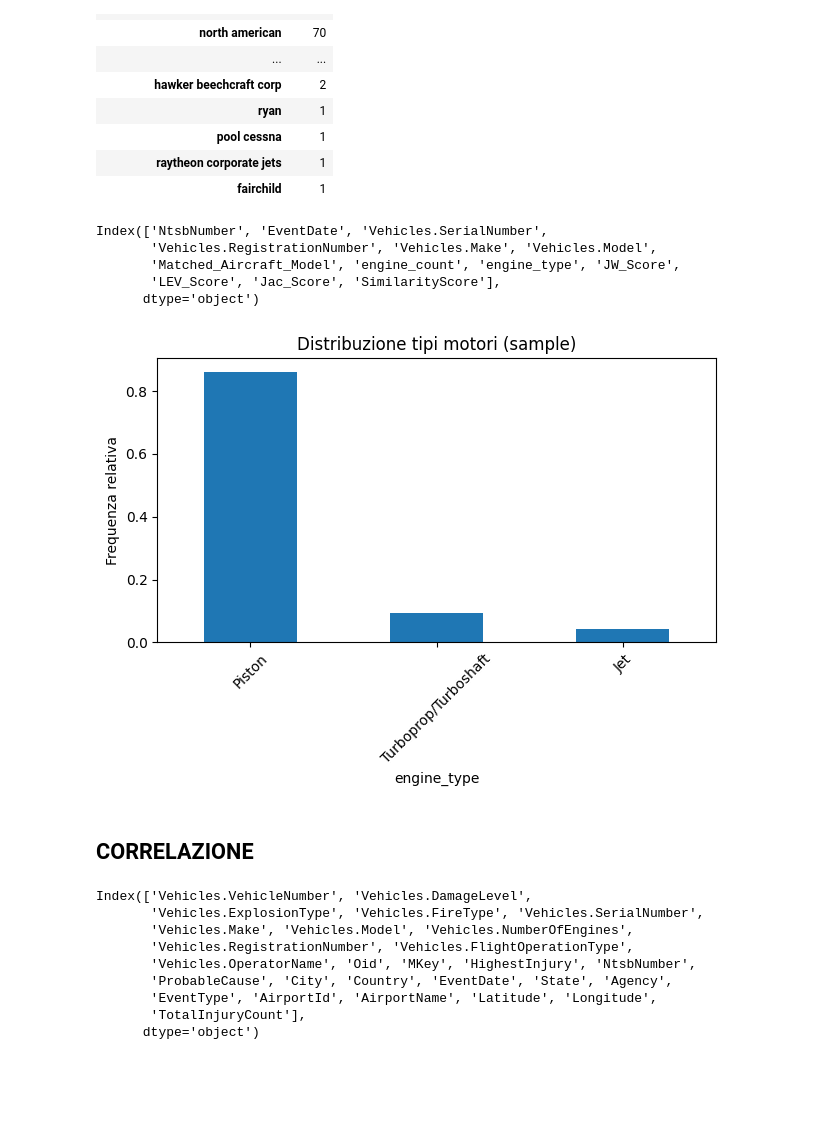
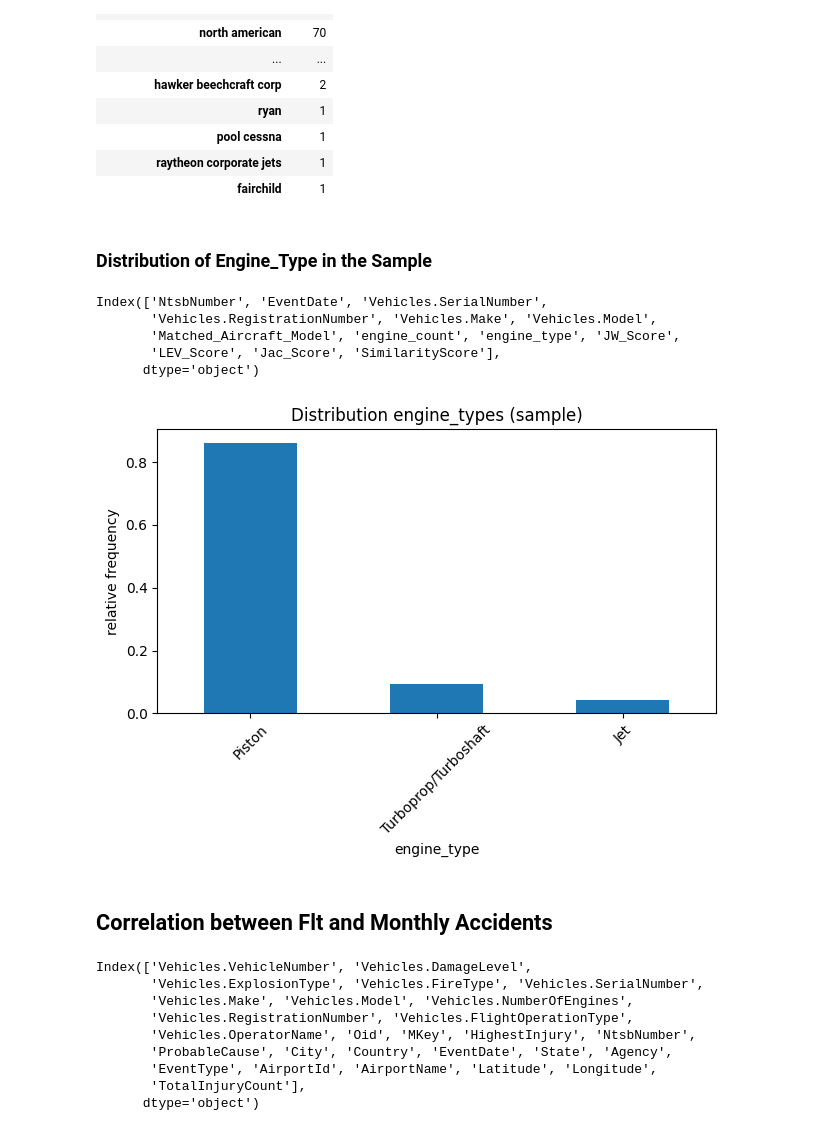
Before and after one commit to tratom/fcul-ipai-project, a Jupyter notebook: project.ipynb, the cells around one changed output. Saved outputs shown, nothing was run; the diff lists cells and outputs as text; code cells hidden in the pictures; blank space fills up the shorter version.

```diff
--- a/project.ipynb
+++ b/project.ipynb
@@ -1218,6 +1227,8 @@ display(freq_sample.to_frame(name='count'))
 | pool cessna | 1 |
 | raytheon corporate jets | 1 |
 | fairchild | 1 |
+# %% [markdown]
+### Distribution of Engine_Type in the Sample
 # %%
 df_sample = pd.read_csv('data_sources/binding/matched_results.csv')
 df_sample.columns
@@ -1231,15 +1242,15 @@ Index(['NtsbNumber', 'EventDate', 'Vehicles.SerialNumber',
 df_sample['engine_type'] = df_sample['engine_type'].astype('category')
 freq_sample = df_sample['engine_type'].value_counts()
 # %%
-# Mostra i 10 modelli più comuni nel sample
+
 freq_sample_norm = freq_sample / freq_sample.sum()
-freq_sample_norm.head(10).plot(kind='bar', title='Distribuzione tipi motori (sample)', ylabel='Frequenza relativa', rot=45)
+freq_sample_norm.head(10).plot(kind='bar', title='Distribution engine_types (sample)', ylabel='relative frequency', rot=45)
 plt.tight_layout()
 plt.show()
 # %% [output]
-[figure, old version]
+[figure, new version]
-# %% [markdown]
-## CORRELAZIONE
+# %% [markdown]
+## Correlation between Flt and Monthly Accidents
 # %%
 df_ntsb = pd.read_pickle('data_sources/filtered/ntsb.pkl')
 df_ntsb.columns
```
Also changed, not shown: parts of 33 cells of this notebook, 6 other files.
